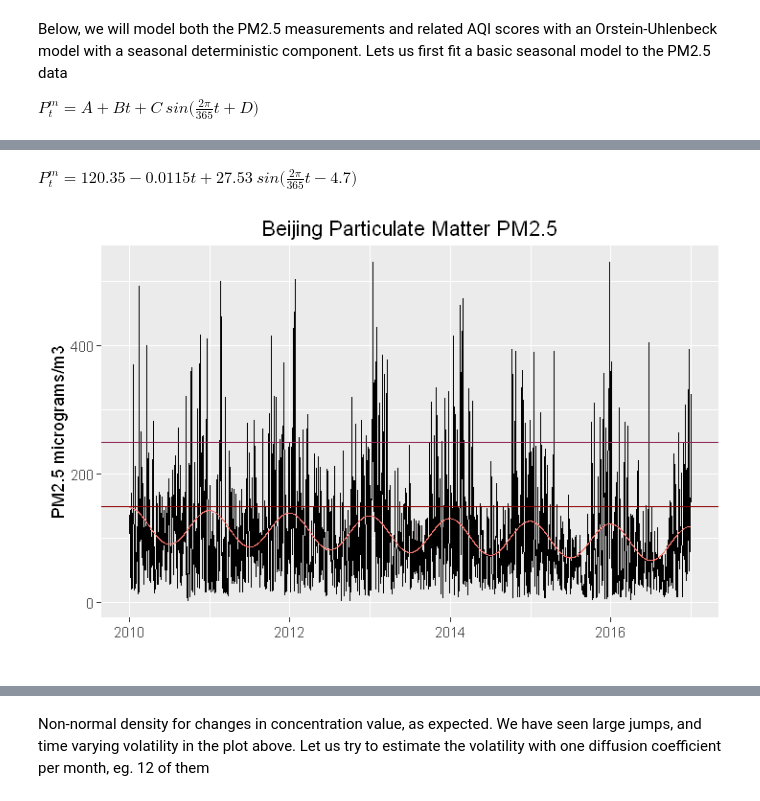
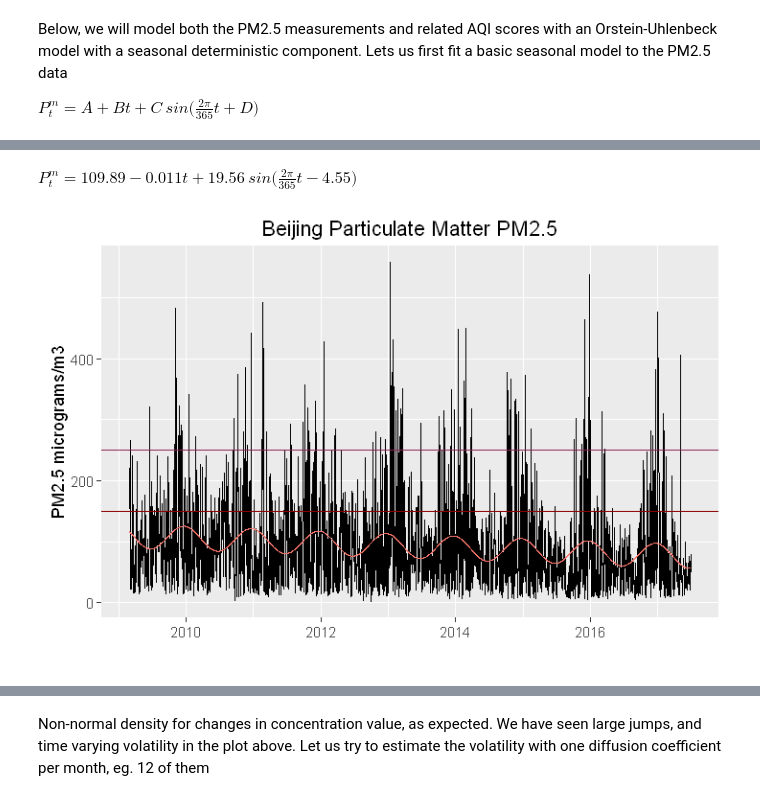
Before and after one commit to sleire/bea513, a Jupyter notebook: pollder/Proof of Concept Air Pollution Derivatives.ipynb, the cells around one changed output, grey strips where cells are left out. Saved outputs shown, nothing was run; the diff lists cells and outputs as text; code cells hidden in the pictures.

```diff
--- a/pollder/Proof of Concept Air Pollution Derivatives.ipynb
+++ b/pollder/Proof of Concept Air Pollution Derivatives.ipynb
@@ -205,5 +205,0 @@ dat <- get_stateair_data(files_vec = bei[3:9])[[2]]
-# %%
-# use the sourced function calc_aqi to convert concentration values (Value_HL) to AQI
-dat$AQI <- calc_aqi(dat$Value_HL)$AQI
-dat$d <- seq_along(dat$Date)
-head(dat)
@@ -217,0 +206,5 @@ head(dat)
+# %%
+# add day number (d) and subset to remove missing values in Q1 2009
+dat$d <- seq_along(dat$Date)
+dat <- subset(dat, Date >= as.Date('2009-03-01'))
+head(dat)
@@ -222,7 +223,7 @@ deterministic component. Lets us first fit a basic seasonal model to the PM2.5 d
 $P_t^m = A + B t + C \ sin\big(\frac{2\pi}{365}t + D\big)$
 # %%
 # fit sinusoidal trend function
-season <- lm(dat$Value_HL ~ dat$d + sin( 2*pi*dat$d / 365 ) + cos( 2*pi*dat$d / 365 ))
+season <- lm(dat$Value ~ dat$d + sin( 2*pi*dat$d / 365 ) + cos( 2*pi*dat$d / 365 ))
 summary(season)
 # %% [output]
 Call:
@@ -262,16 +263,16 @@ coef
 # %% [markdown]
-$P_t^m = 120.35 - 0.0115 t + 27.53 \ sin\big(\frac{2\pi}{365}t - 4.7\big)$
+$P_t^m = 109.89 - 0.011 t + 19.56 \ sin\big(\frac{2\pi}{365}t - 4.55\big)$
 # %%
 # add the estimated trend function to the data frame and subtract trend to deseasonalize
 dat$season <- predict(season, data.frame(dat$d))
-dat$ValSeas <- dat$Value_HL - dat$season # deseasonalized value
+dat$ValSeas <- dat$Value - dat$season # deseasonalized value
 # %%
 # PM2.5 plot with trend function and PM2.5 limits equivalent to 200 and 300 AQI
 ggplot(dat, aes(x = Date)) +
-  geom_line(aes(y = Value_HL)) +
+  geom_line(aes(y = Value)) +
   geom_line(aes(y = season, colour = 'season')) + xlab("") + ylab("PM2.5 micrograms/m3") +
   theme(legend.position="none") + ggtitle("Beijing Particulate Matter PM2.5") +
   geom_hline(yintercept = 150, colour = "red4") +
   geom_hline(yintercept = 250, colour = "violetred4")
 # %% [output]
-[figure, old version]
+[figure, new version]
```
Also changed, not shown: parts of 15 cells of this notebook.
